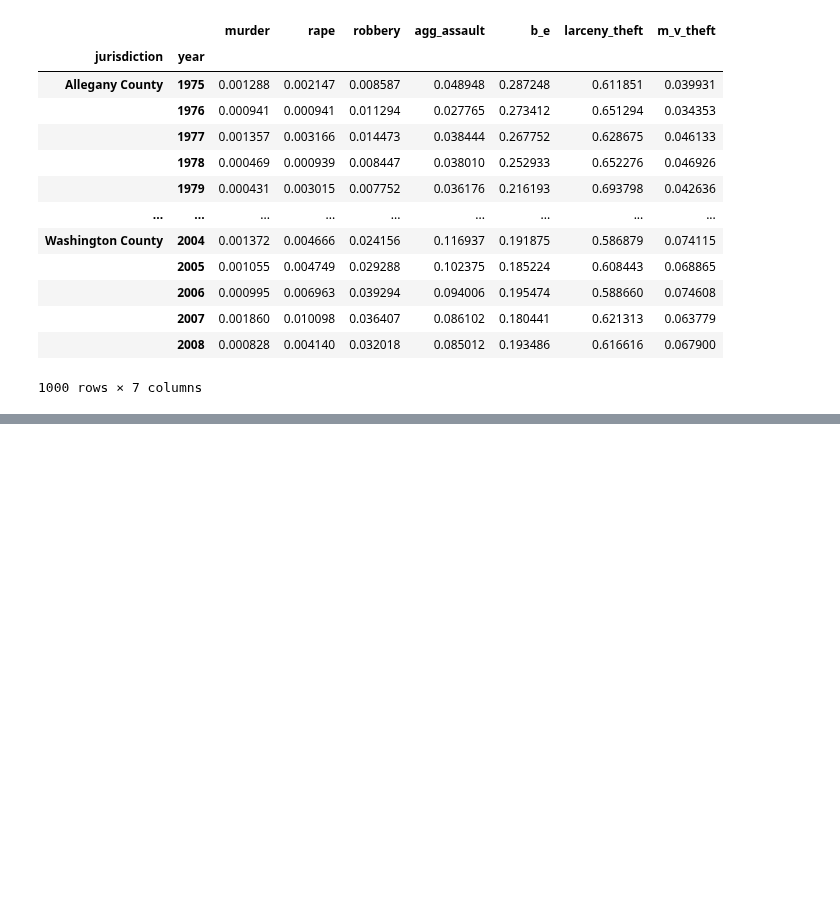
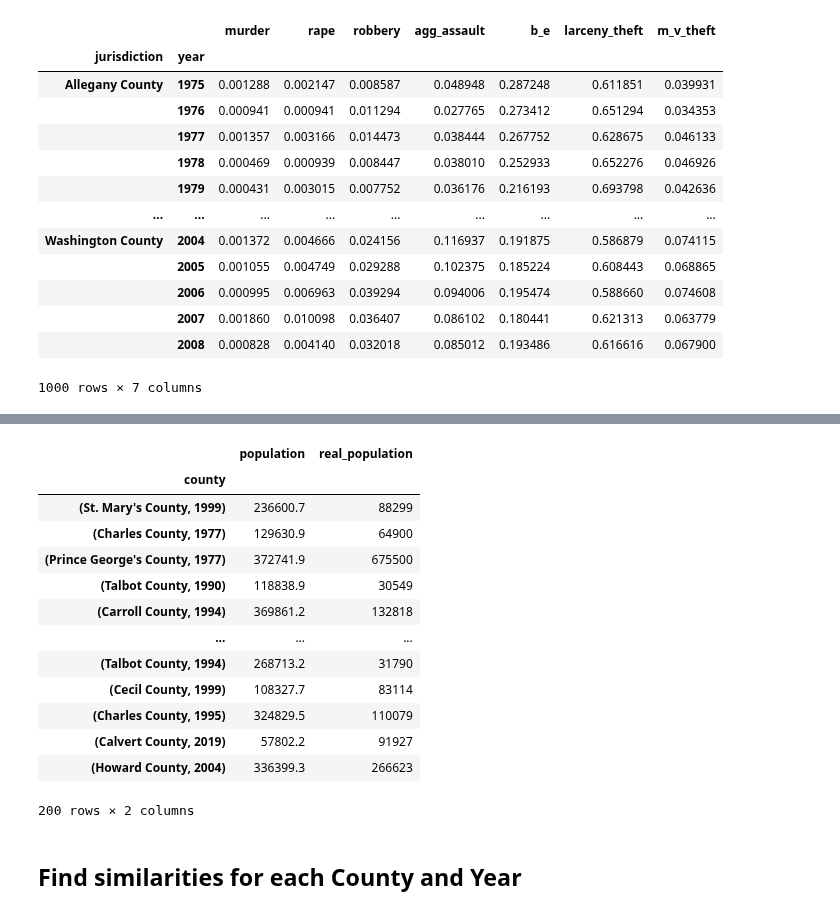
Before and after one commit to kimesco/maryland-crime-project, a Jupyter notebook: exploration.ipynb, the cells around one changed output, grey strips where cells are left out. Drawn from its saved outputs; the diff is of its cells as text; code cells hidden in the pictures; blank space fills up the shorter version.

```diff
--- a/exploration.ipynb
+++ b/exploration.ipynb
@@ -63,0 +160,26 @@ df_crimes_only_normed
+# %%
+def find_real_population(row):
+    return df['population'].loc[row.name[0], row.name[1]]
+
+# create df comparing predicted and real populations
+model = predicted_df
+model['real_population'] = predicted_df.apply(find_real_population, axis=1)
+
+model
+# %% [output]
+|  | population | real_population |
+| county |  |  |
+| (St. Mary's County, 1999) | 236600.7 | 88299 |
+| (Charles County, 1977) | 129630.9 | 64900 |
+| (Prince George's County, 1977) | 372741.9 | 675500 |
+| (Talbot County, 1990) | 118838.9 | 30549 |
+| (Carroll County, 1994) | 369861.2 | 132818 |
+| ... | ... | ... |
+| (Talbot County, 1994) | 268713.2 | 31790 |
+| (Cecil County, 1999) | 108327.7 | 83114 |
+| (Charles County, 1995) | 324829.5 | 110079 |
+| (Calvert County, 2019) | 57802.2 | 91927 |
+| (Howard County, 2004) | 336399.3 | 266623 |
+200 rows × 2 columns
+# %% [markdown]
+## Find similarities for each County and Year
```
Also changed, not shown: parts of 13 cells of this notebook.
